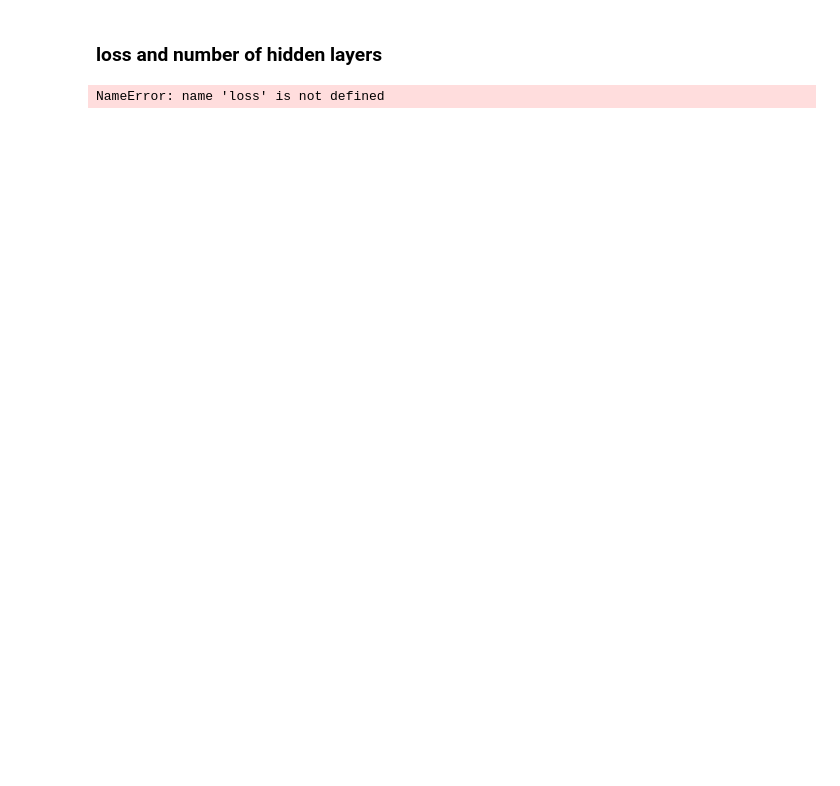
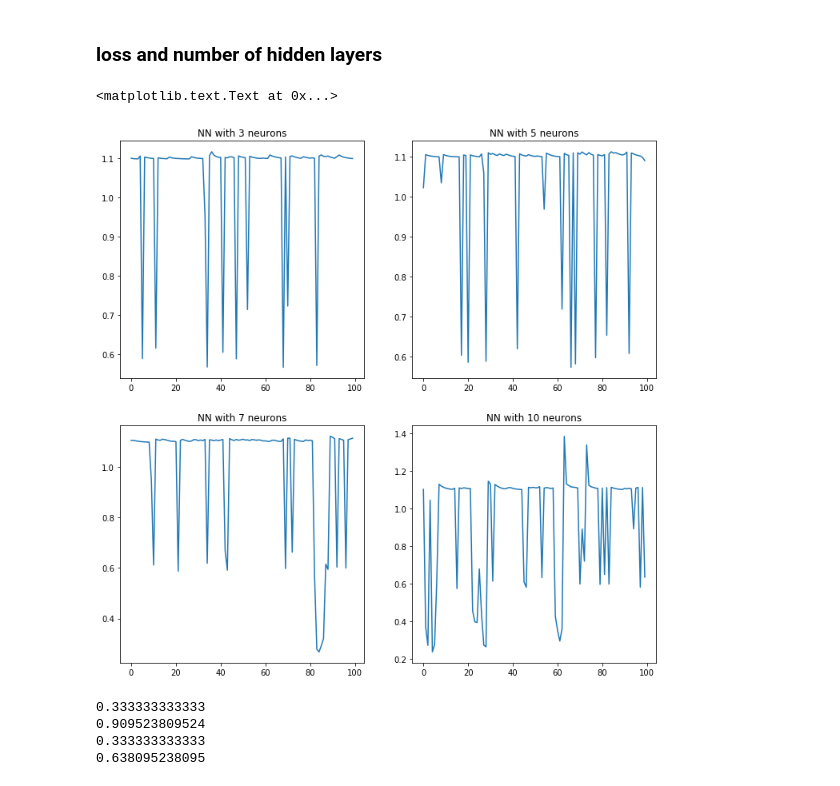
Before and after one commit to yueying-teng/Math_of_intelligence, a Jupyter notebook: NN_scratch.ipynb, the cells around one changed output. Cells and saved outputs as stored; diff of their text form; code cells hidden in the pictures; blank space fills up the shorter version.

Commit message:
graph update

```diff
--- a/NN_scratch.ipynb
+++ b/NN_scratch.ipynb
@@ -128,6 +128,7 @@ def build_model(x, y, nn_hdim, num_passes = 200000, print_loss = False):
     b2 = np.zeros((1, nn_output_dim))
 
     model = {}
+    loss = []
 
     # batch gradient descent
     for i in range(0, num_passes):
@@ -166,8 +167,10 @@ def build_model(x, y, nn_hdim, num_passes = 200000, print_loss = False):
         if print_loss and i % 20000 == 0:
             print('Loss after iteration %i: %f' %(i, calculate_loss(model, x, y)))
 
+        if i % 2000 == 0:
+            loss.append(calculate_loss(model, x, y))
 
-    return model
+    return model, loss
 # %%
 # def plot_decision_boundary(pred_func):
 #     # Set min and max values and give it some padding
@@ -223,7 +237,41 @@ accuracy(model, np.array(seed_x), np.array(seed_y))
 # plot_decision_boundary(lambda x: predict(model, x))
 # %% [markdown]
 ### loss and number of hidden layers
-# %%
-loss
-# %% [output]
-NameError: name 'loss' is not defined
+# %%
+# 3, 5, 7, 10 neuron single layer model
+
+model3, loss3 = build_model(np.array(seed_x), np.array(seed_y), 3, print_loss = False)
+model5, loss5 = build_model(np.array(seed_x), np.array(seed_y), 5, print_loss = False)
+model7, loss7 = build_model(np.array(seed_x), np.array(seed_y), 7, print_loss = False)
+model10, loss10 = build_model(np.array(seed_x), np.array(seed_y), 10, print_loss = False)
+# %%
+fig = plt.figure(figsize = (12, 12))
+# x axis - epochs
+# y axis - loss
+
+plt.subplot(221)
+plt.plot(loss3)
+plt.title('NN with 3 neurons')
+
+plt.subplot(222)
+plt.plot(loss5)
+plt.title('NN with 5 neurons')
+
+plt.subplot(223)
+plt.plot(loss7)
+plt.title('NN with 7 neurons')
+
+plt.subplot(224)
+plt.plot(loss10)
+plt.title('NN with 10 neurons')
+# %% [output]
+<matplotlib.text.Text at 0x...>
+[figure, added]
+# %%
+for i in [model3, model5, model7, model10]:
+    print (accuracy(i, np.array(seed_x), np.array(seed_y)))
+# %% [output]
+0.333333333333
+0.909523809524
+0.333333333333
+0.638095238095
```
Also changed, not shown: parts of 3 cells of this notebook.
